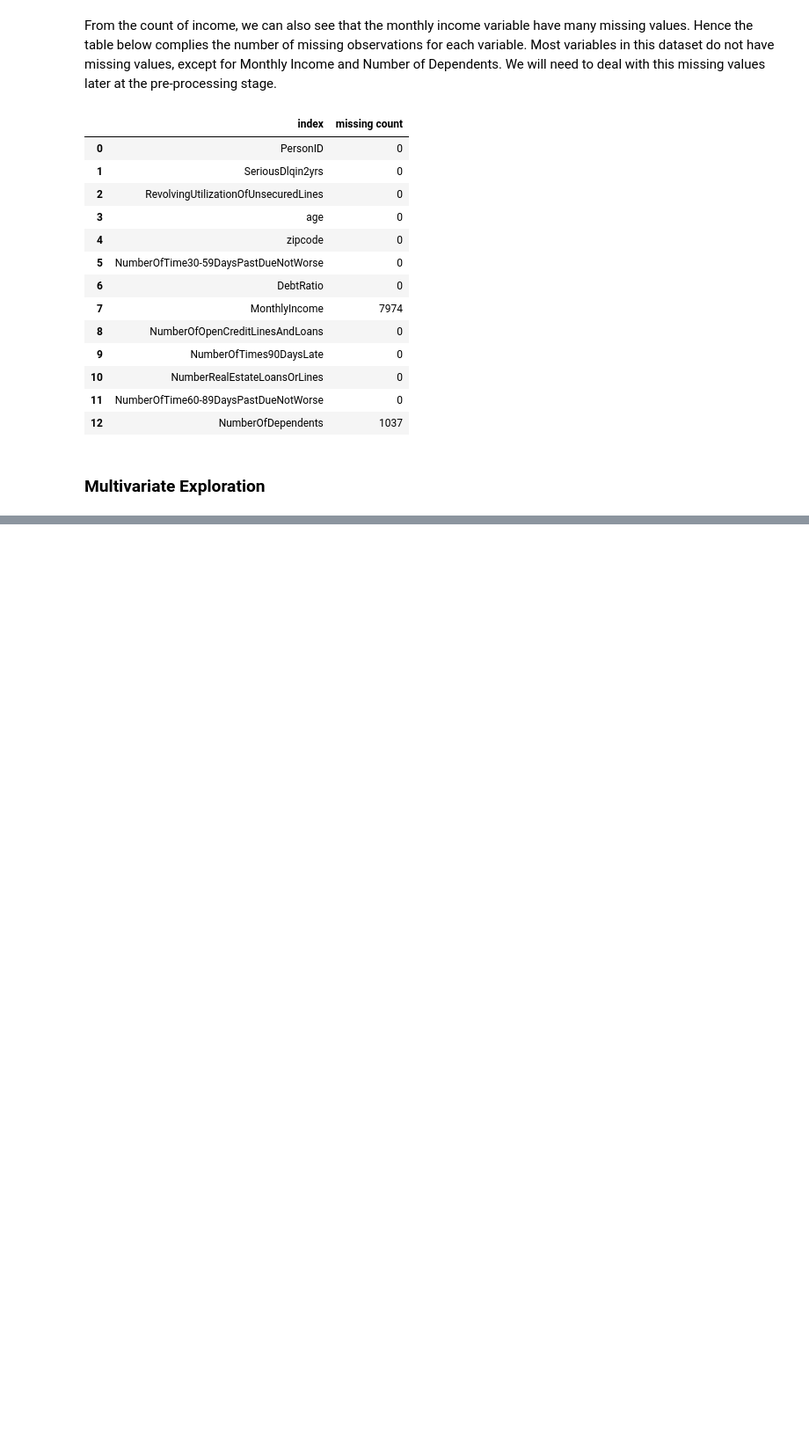
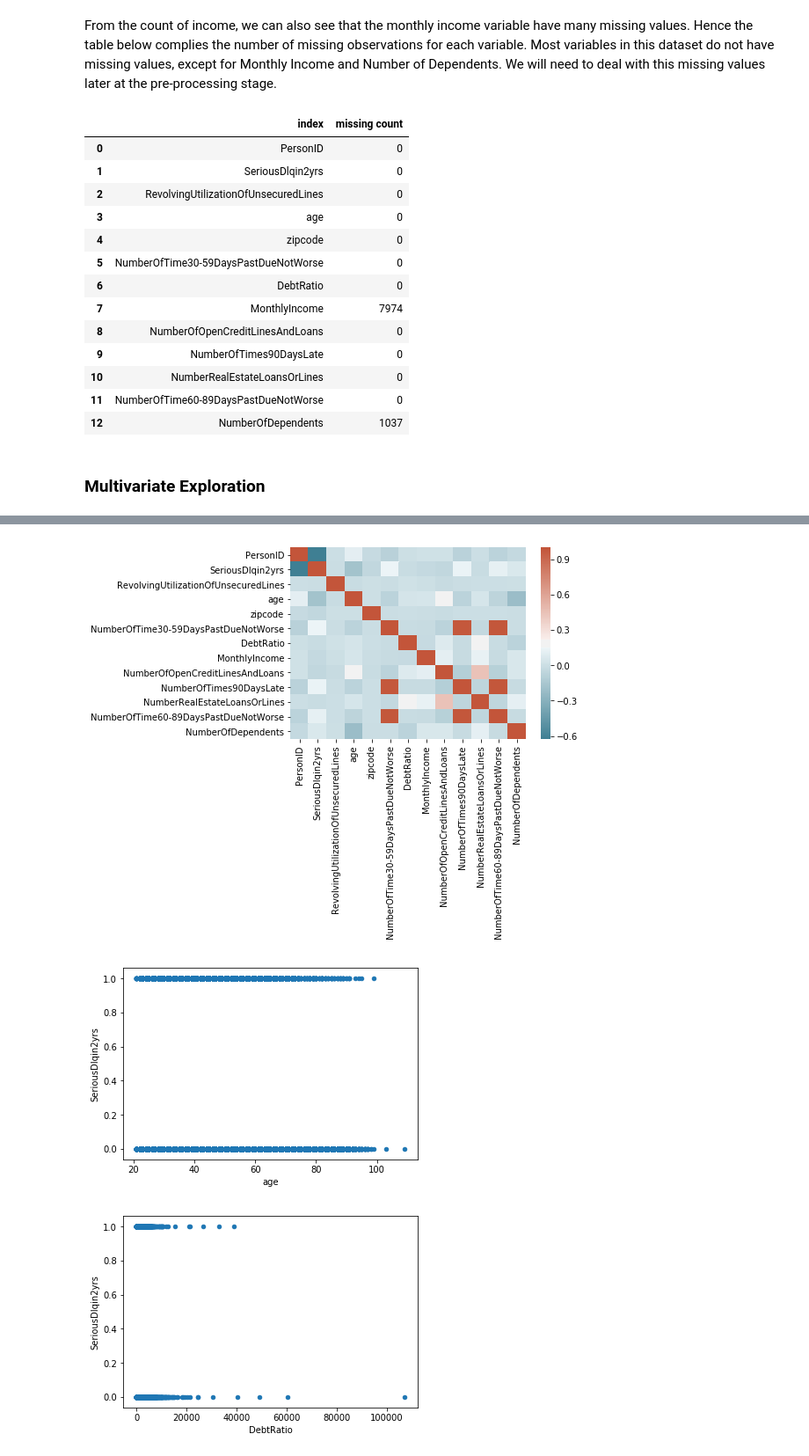
Before and after one commit to rachel-ker/capp30254, a Jupyter notebook: HW2/hw2_writeup.ipynb, the cells around one changed output, grey strips where cells are left out. Shown: that part at 88% size. Drawn from its saved outputs; the diff is of its cells as text; code cells hidden in the pictures; blank space fills up the shorter version.

```diff
--- a/HW2/hw2_writeup.ipynb
+++ b/HW2/hw2_writeup.ipynb
@@ -244,0 +247,12 @@ pl.plot_corr_heatmap(data)
+# %%
+pl.plot_corr_heatmap(data)
+
+pl.scatterplot(data, 'age', 'SeriousDlqin2yrs')
+pl.scatterplot(data, 'DebtRatio', 'SeriousDlqin2yrs')
+pl.scatterplot(data, 'MonthlyIncome', 'SeriousDlqin2yrs')
+pl.scatterplot(data, 'NumberOfOpenCreditLinesAndLoans', 'SeriousDlqin2yrs')
+pl.scatterplot(data, 'NumberRealEstateLoansOrLines', 'SeriousDlqin2yrs')
+# %% [output]
+[figure, added]
+[figure, added]
+[figure, added]
```
Also changed, not shown: parts of 5 cells of this notebook, 1 other file.
